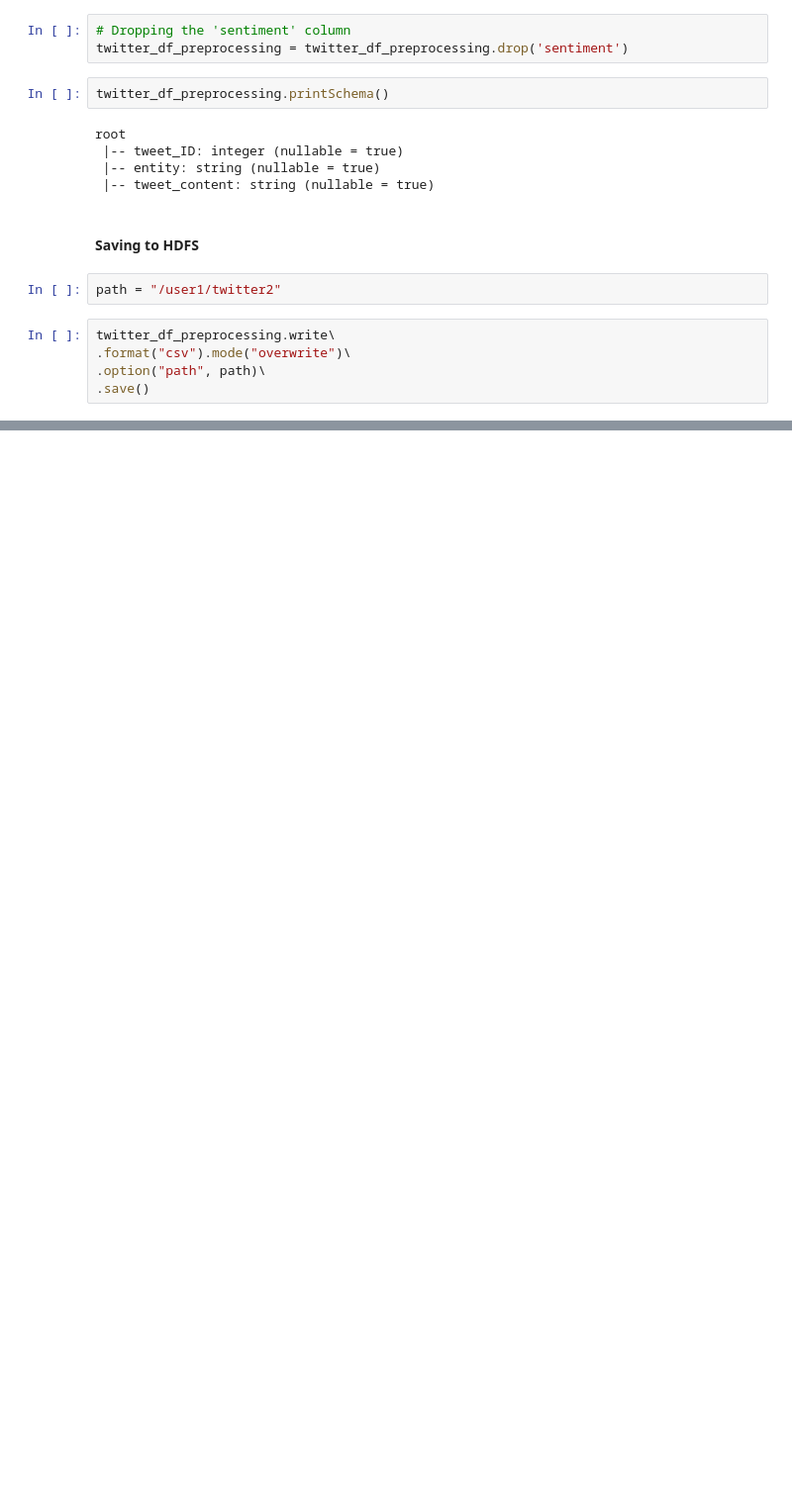
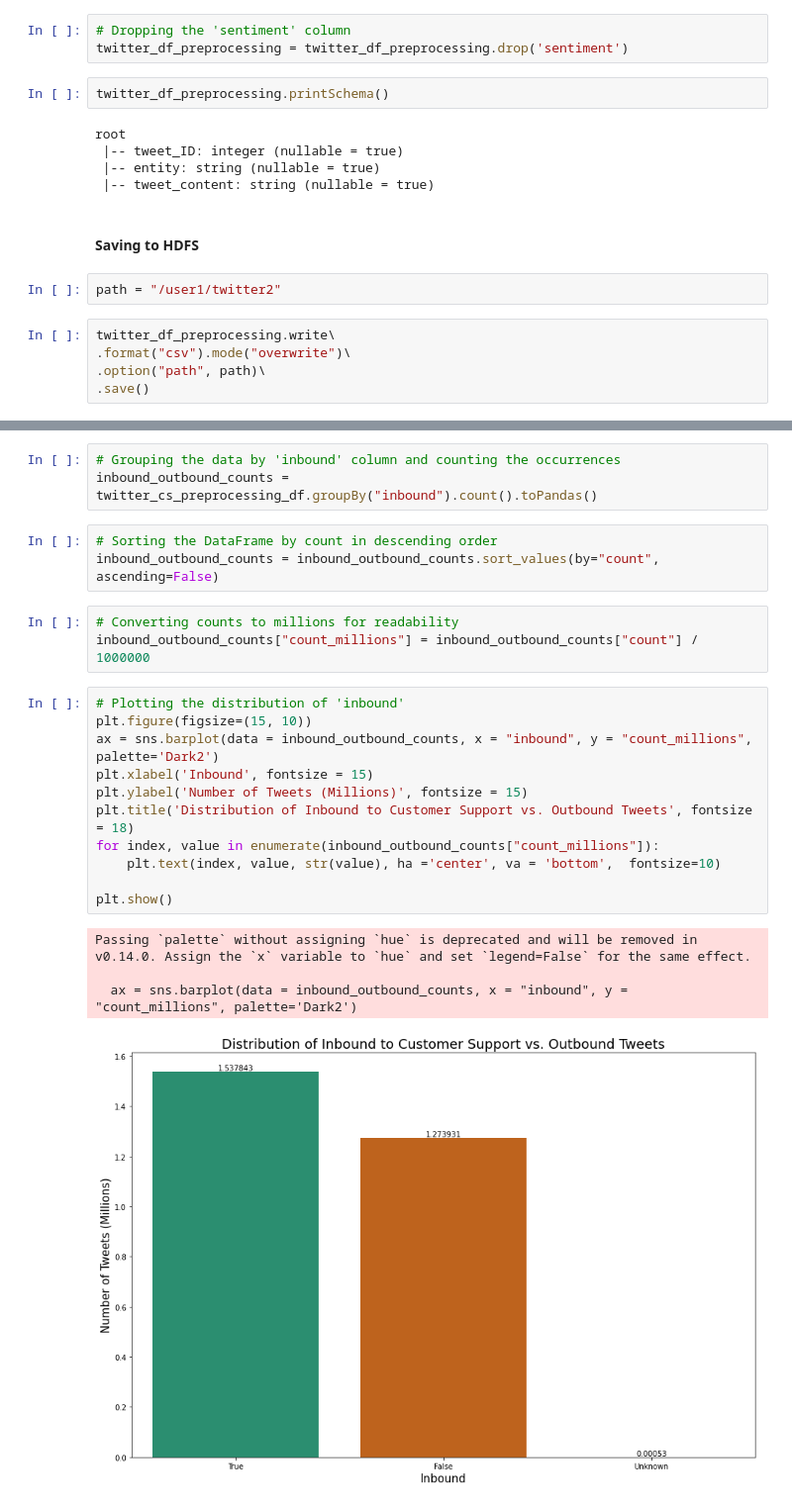
Before and after one commit to KaviCCT/Storage-Solutions-for-Big-Data-CA1, a Jupyter notebook: SSBD Kavi Patak CA1.ipynb, the cells around one changed output, grey strips where cells are left out. Shown: that part at 99% size. Drawn from its saved outputs; the diff is of its cells as text; blank space fills up the shorter version.

```diff
--- a/SSBD Kavi Patak CA1.ipynb
+++ b/SSBD Kavi Patak CA1.ipynb
@@ -297,0 +724,25 @@ twitter_df_preprocessing.write\
+# %%
+# Grouping the data by 'inbound' column and counting the occurrences
+inbound_outbound_counts = twitter_cs_preprocessing_df.groupBy("inbound").count().toPandas()
+# %%
+# Sorting the DataFrame by count in descending order
+inbound_outbound_counts = inbound_outbound_counts.sort_values(by="count", ascending=False)
+# %%
+# Converting counts to millions for readability
+inbound_outbound_counts["count_millions"] = inbound_outbound_counts["count"] / 1000000
+# %%
+# Plotting the distribution of 'inbound'
+plt.figure(figsize=(15, 10))
+ax = sns.barplot(data = inbound_outbound_counts, x = "inbound", y = "count_millions", palette='Dark2')
+plt.xlabel('Inbound', fontsize = 15)
+plt.ylabel('Number of Tweets (Millions)', fontsize = 15)
+plt.title('Distribution of Inbound to Customer Support vs. Outbound Tweets', fontsize = 18)
+for index, value in enumerate(inbound_outbound_counts["count_millions"]):
+    plt.text(index, value, str(value), ha ='center', va = 'bottom',  fontsize=10)
+
+plt.show()
+# %% [output]
+Passing `palette` without assigning `hue` is deprecated and will be removed in v0.14.0. Assign the `x` variable to `hue` and set `legend=False` for the same effect.
+
+  ax = sns.barplot(data = inbound_outbound_counts, x = "inbound", y = "count_millions", palette='Dark2')
+[figure, added]
```
Also changed, not shown: parts of 126 cells of this notebook.
